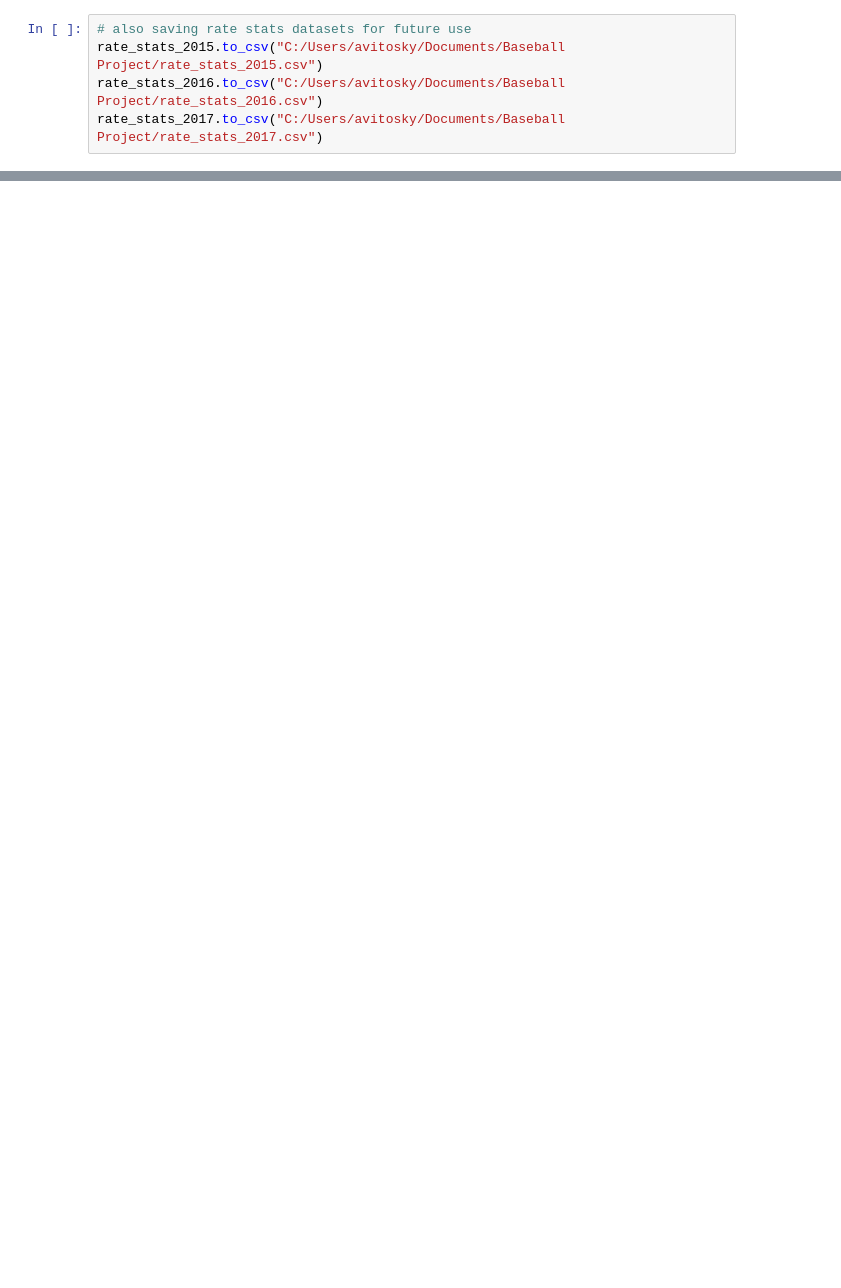
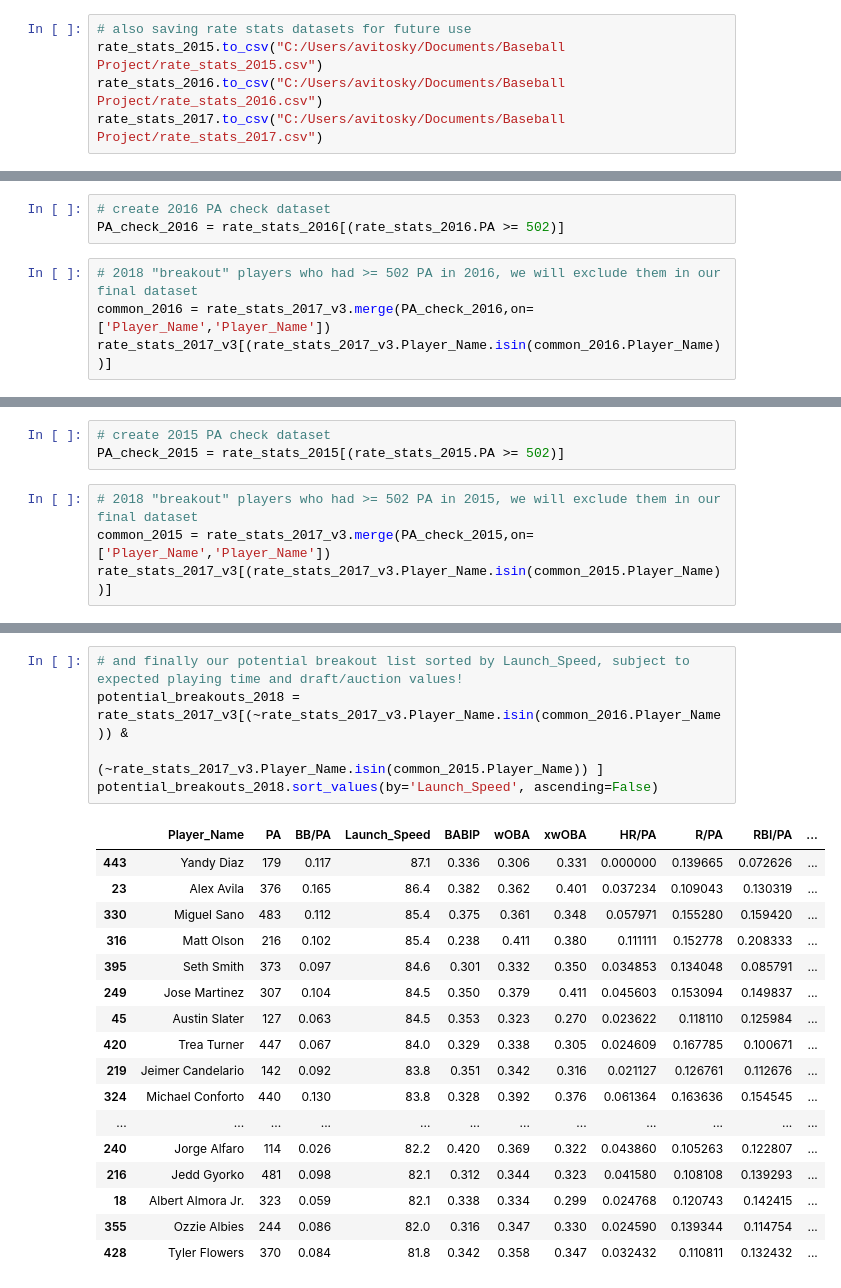
Before and after one commit to ayovito/FantasyBaseballProject, a Jupyter notebook: 2018 Fantasy Baseball Breakout Analysis - xwOBA.ipynb, the cells around one changed output, grey strips where cells are left out. Saved outputs shown, nothing was run; the diff lists cells and outputs as text; blank space fills up the shorter version.

```diff
--- a/2018 Fantasy Baseball Breakout Analysis - xwOBA.ipynb
+++ b/2018 Fantasy Baseball Breakout Analysis - xwOBA.ipynb
@@ -643,0 +649,7 @@ rate_stats_2017.to_csv("C:/Users/avitosky/Documents/Baseball Project/rate_stats_
+# %%
+# create 2016 PA check dataset
+PA_check_2016 = rate_stats_2016[(rate_stats_2016.PA >= 502)]
+# %%
+# 2018 "breakout" players who had >= 502 PA in 2016, we will exclude them in our final dataset
+common_2016 = rate_stats_2017_v3.merge(PA_check_2016,on=['Player_Name','Player_Name'])
+rate_stats_2017_v3[(rate_stats_2017_v3.Player_Name.isin(common_2016.Player_Name))]
@@ -643,0 +669,7 @@ rate_stats_2017.to_csv("C:/Users/avitosky/Documents/Baseball Project/rate_stats_
+# %%
+# create 2015 PA check dataset
+PA_check_2015 = rate_stats_2015[(rate_stats_2015.PA >= 502)]
+# %%
+# 2018 "breakout" players who had >= 502 PA in 2015, we will exclude them in our final dataset
+common_2015 = rate_stats_2017_v3.merge(PA_check_2015,on=['Player_Name','Player_Name'])
+rate_stats_2017_v3[(rate_stats_2017_v3.Player_Name.isin(common_2015.Player_Name))]
@@ -643,0 +691,23 @@ rate_stats_2017.to_csv("C:/Users/avitosky/Documents/Baseball Project/rate_stats_
+# %%
+# and finally our potential breakout list sorted by Launch_Speed, subject to expected playing time and draft/auction values!
+potential_breakouts_2018 = rate_stats_2017_v3[(~rate_stats_2017_v3.Player_Name.isin(common_2016.Player_Name)) &
+                   (~rate_stats_2017_v3.Player_Name.isin(common_2015.Player_Name)) ]
+potential_breakouts_2018.sort_values(by='Launch_Speed', ascending=False)
+# %% [output]
+|  | Player_Name | PA | BB/PA | Launch_Speed | BABIP | wOBA | xwOBA | HR/PA | R/PA | RBI/PA | ... |
+| 443 | Yandy Diaz | 179 | 0.117 | 87.1 | 0.336 | 0.306 | 0.331 | 0.000000 | 0.139665 | 0.072626 | ... |
+| 23 | Alex Avila | 376 | 0.165 | 86.4 | 0.382 | 0.362 | 0.401 | 0.037234 | 0.109043 | 0.130319 | ... |
+| 330 | Miguel Sano | 483 | 0.112 | 85.4 | 0.375 | 0.361 | 0.348 | 0.057971 | 0.155280 | 0.159420 | ... |
+| 316 | Matt Olson | 216 | 0.102 | 85.4 | 0.238 | 0.411 | 0.380 | 0.111111 | 0.152778 | 0.208333 | ... |
+| 395 | Seth Smith | 373 | 0.097 | 84.6 | 0.301 | 0.332 | 0.350 | 0.034853 | 0.134048 | 0.085791 | ... |
+| 249 | Jose Martinez | 307 | 0.104 | 84.5 | 0.350 | 0.379 | 0.411 | 0.045603 | 0.153094 | 0.149837 | ... |
+| 45 | Austin Slater | 127 | 0.063 | 84.5 | 0.353 | 0.323 | 0.270 | 0.023622 | 0.118110 | 0.125984 | ... |
+| 420 | Trea Turner | 447 | 0.067 | 84.0 | 0.329 | 0.338 | 0.305 | 0.024609 | 0.167785 | 0.100671 | ... |
+| 219 | Jeimer Candelario | 142 | 0.092 | 83.8 | 0.351 | 0.342 | 0.316 | 0.021127 | 0.126761 | 0.112676 | ... |
+| 324 | Michael Conforto | 440 | 0.130 | 83.8 | 0.328 | 0.392 | 0.376 | 0.061364 | 0.163636 | 0.154545 | ... |
+| ... | ... | ... | ... | ... | ... | ... | ... | ... | ... | ... | ... |
+| 240 | Jorge Alfaro | 114 | 0.026 | 82.2 | 0.420 | 0.369 | 0.322 | 0.043860 | 0.105263 | 0.122807 | ... |
+| 216 | Jedd Gyorko | 481 | 0.098 | 82.1 | 0.312 | 0.344 | 0.323 | 0.041580 | 0.108108 | 0.139293 | ... |
+| 18 | Albert Almora Jr. | 323 | 0.059 | 82.1 | 0.338 | 0.334 | 0.299 | 0.024768 | 0.120743 | 0.142415 | ... |
+| 355 | Ozzie Albies | 244 | 0.086 | 82.0 | 0.316 | 0.347 | 0.330 | 0.024590 | 0.139344 | 0.114754 | ... |
+| 428 | Tyler Flowers | 370 | 0.084 | 81.8 | 0.342 | 0.358 | 0.347 | 0.032432 | 0.110811 | 0.132432 | ... |
```
Also changed, not shown: parts of 10 cells of this notebook, 3 other files.
